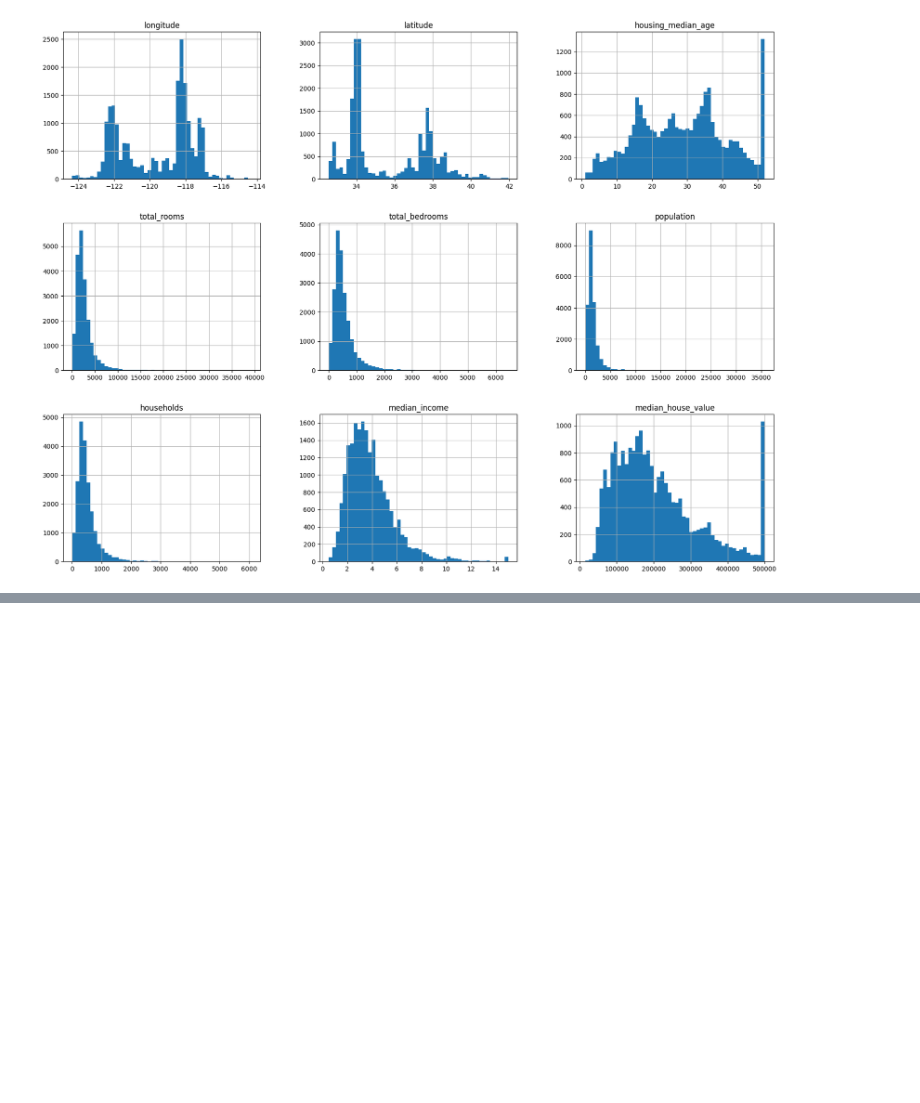
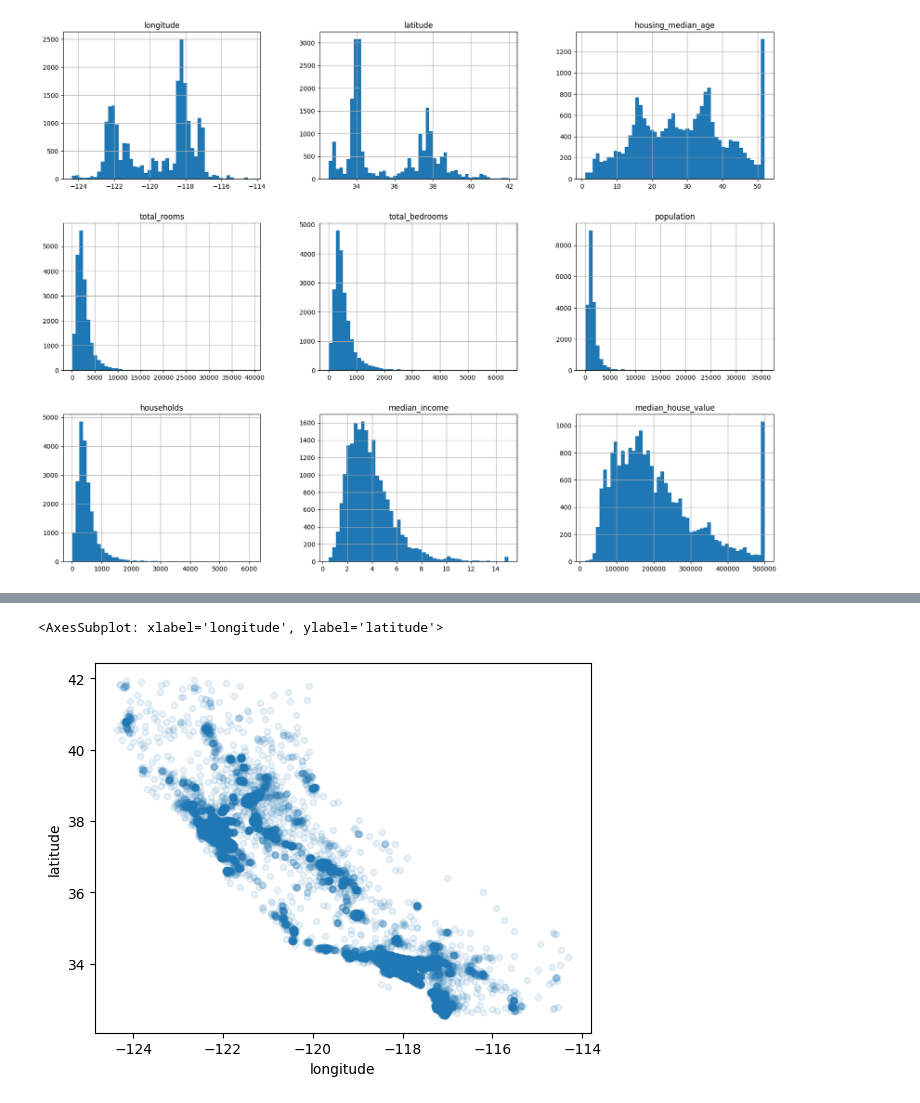
Before and after one commit to payush624/ML-with-sklearn, a Jupyter notebook: ML End to End Model.ipynb, the cells around one changed output, grey strips where cells are left out. Saved outputs shown, nothing was run; the diff lists cells and outputs as text; code cells hidden in the pictures; blank space fills up the shorter version.

```diff
--- a/ML End to End Model.ipynb
+++ b/ML End to End Model.ipynb
@@ -51,0 +125,6 @@ ayush
+# %%
+housing.plot(kind="scatter", x="longitude", y="latitude", alpha=0.1)
+# alpha = 0.1 makes the plot look better, the area with high density will look darker as compared to area with less density
+# %% [output]
+<AxesSubplot: xlabel='longitude', ylabel='latitude'>
+[figure, added]
```
Also changed, not shown: parts of 25 cells of this notebook, 1 other file.
